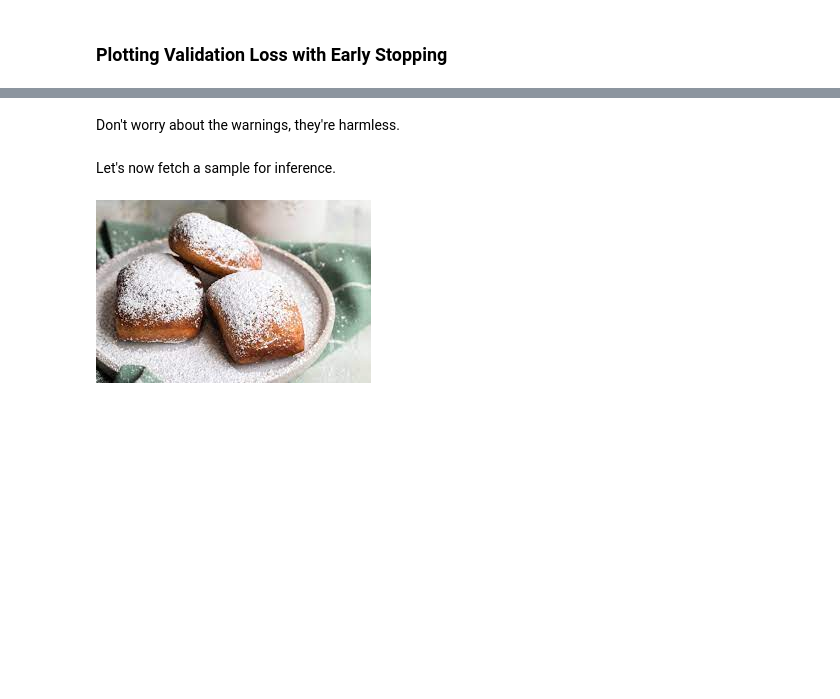
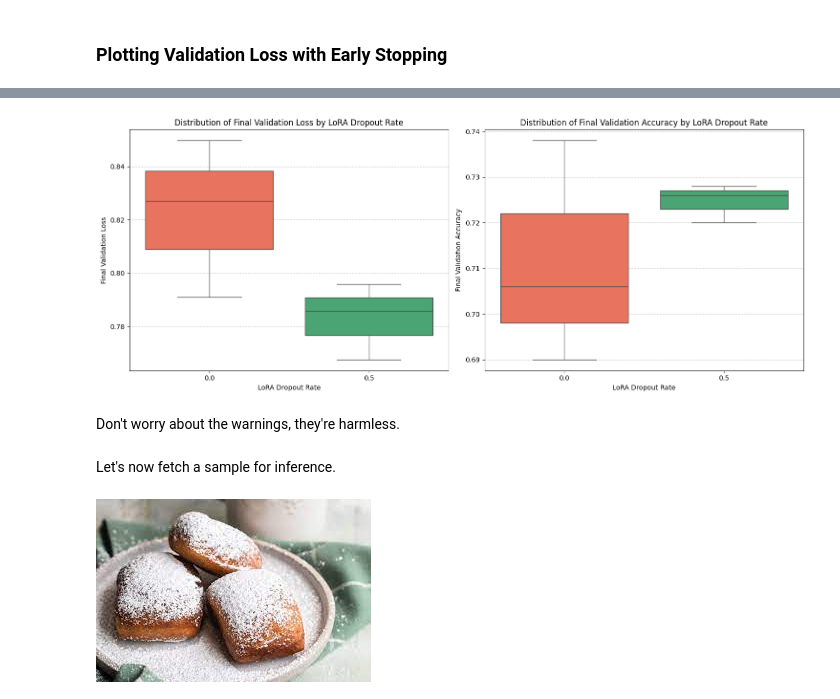
Before and after one commit to geleshChrsitUniversity/randomtest, a Jupyter notebook: examples/image_classification/image_classification_peft_lora.ipynb, the cells around one changed output, grey strips where cells are left out. Drawn from its saved outputs; the diff is of its cells as text; code cells hidden in the pictures; blank space fills up the shorter version.

```diff
--- a/examples/image_classification/image_classification_peft_lora.ipynb
+++ b/examples/image_classification/image_classification_peft_lora.ipynb
@@ -1232,3 +1269,34 @@ for result in all_refined_experiment_results:
+# %%
+import seaborn as sns
+
+# Prepare data for box plots
+df_results = pd.DataFrame(all_refined_experiment_results)
+
+# Define the custom colors for the box plots
+custom_palette = {0.0: '#FF6347', 0.5: '#3CB371'}
+
+plt.figure(figsize=(15, 6))
+
+# Box plot for Final Eval Loss
+plt.subplot(1, 2, 1) # 1 row, 2 columns, 1st plot
+sns.boxplot(x='dropout_rate', y='final_eval_loss', data=df_results, palette=custom_palette, hue='dropout_rate', legend=False)
+plt.title('Distribution of Final Validation Loss by LoRA Dropout Rate')
+plt.xlabel('LoRA Dropout Rate')
+plt.ylabel('Final Validation Loss')
+plt.grid(axis='y', linestyle='--', alpha=0.7)
+
+# Box plot for Final Eval Accuracy
+plt.subplot(1, 2, 2) # 1 row, 2 columns, 2nd plot
+sns.boxplot(x='dropout_rate', y='final_eval_accuracy', data=df_results, palette=custom_palette, hue='dropout_rate', legend=False)
+plt.title('Distribution of Final Validation Accuracy by LoRA Dropout Rate')
+plt.xlabel('LoRA Dropout Rate')
+plt.ylabel('Final Validation Accuracy')
+plt.grid(axis='y', linestyle='--', alpha=0.7)
+
+plt.tight_layout()
+plt.show()
+# %% [output]
+[figure, added]
 # %% [markdown]
 Don't worry about the warnings, they're harmless.
 # %% [markdown]
```
Also changed, not shown: parts of 4 cells of this notebook.
